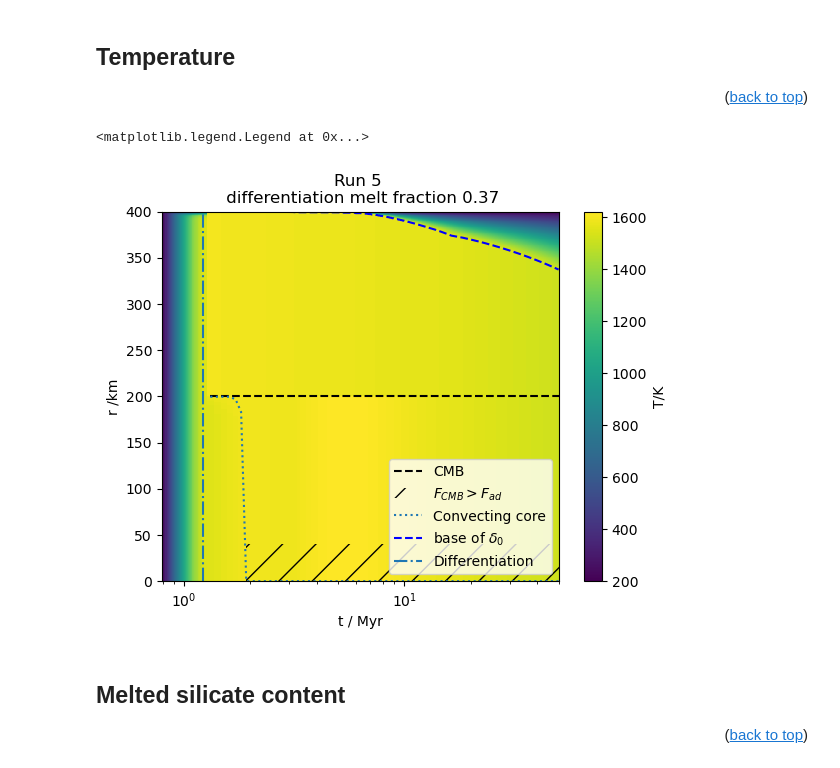
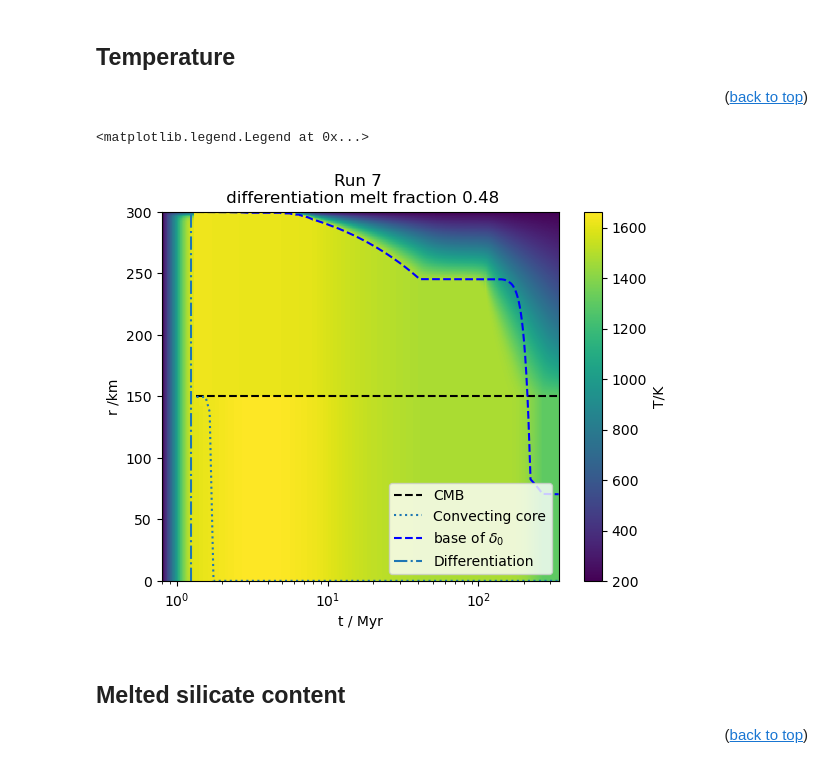
Before and after one commit to Hannah-RS/planetesimal-magnetic-history, a Jupyter notebook: Plotting_scripts/plot_combined.ipynb, the cells around one changed output. Saved outputs shown, nothing was run; the diff lists cells and outputs as text; code cells hidden in the pictures.

```diff
--- a/Plotting_scripts/plot_combined.ipynb
+++ b/Plotting_scripts/plot_combined.ipynb
@@ -33,7 +33,7 @@ from plotting_constants import Myr, Tml, Tms
 # %% [markdown]
 Choose run and whether you want to save figure
 # %%
-run=5
+run=7
 save = False # do you want to save your figures?
 conduction = False #does the mantle switch to conduction
 path = '../Results_combined/' #path to files
@@ -170,30 +170,31 @@ for ind in min_unstable:
 rc = r/2
 # %%
 plt.figure()
-plt.pcolormesh(t_plot_all,rplot,Tall,shading = 'nearest') # use same vmin and vmax as other plots to make them comparable
+#plt.pcolormesh(t_plot_all,rplot,Tall-Tall[300,:],shading = 'nearest',vmin=0) # use same vmin and vmax as other plots to make them comparable
+plt.pcolormesh(t_plot_all,rplot,Tall,shading = 'nearest')
 plt.hlines(rc/1e3,min(t/Myr),max(tall/Myr),linestyle='--',color='black',label='CMB')
-plt.fill_betweenx([0,rc/5e3],t[np.where(Fcmb>Fad)[0]][0]/Myr,t[np.where(Fcmb>Fad)[0]][-1]/Myr,alpha=0,hatch='/',label='$F_{CMB}>F_{ad}$')
+#plt.fill_betweenx([0,rc/5e3],t[np.where(Fcmb>Fad)[0]][0]/Myr,t[np.where(Fcmb>Fad)[0]][-1]/Myr,alpha=0,hatch='/',label='$F_{CMB}>F_{ad}$')
 plt.plot(t/Myr,r_unstable,linestyle='dotted',label='Convecting core')
 if conduction == True:
     plt.plot(t[t/Myr<=cond_t]/Myr,(r-d0[t/Myr<=cond_t])/1e3,linestyle='dashed',label='base of $\delta_0$',color='blue')
     plt.vlines(t[t/Myr<=cond_t][-1]/Myr,r/1e3,rc/1e3,linestyle='dotted',label='conductive mantle',color='red')
 else:
     plt.plot(t/Myr,(r-d0)/1e3,linestyle='dashed',label='base of $\delta_0$',color='blue')
 plt.ylabel('r /km')
 plt.xlabel('t / Myr')
 #plt.ylim([(r-10000)/1e3,r/1e3])
-#plt.xlim([0.8,20])
-plt.ylim([0,r/1e3])
+#plt.xlim([0.8,1.1])
+#plt.ylim([290,r/1e3])
 plt.vlines(tdiff[-1]/Myr,0,r/1e3,linestyle='-.',label='Differentiation')
 plt.colorbar(label='T/K')
 plt.title(f'Run {run} \n differentiation melt fraction {(diff_T-1400)/400:.2f}')
 plt.xscale('log')
 plt.legend(loc='lower right')
 #if save == True:
 #plt.savefig(f'../Plots/Xs_r_tests/Tall_run{run}.png')
 # %% [output]
 <matplotlib.legend.Legend at 0x...>
-[figure, old version]
+[figure, new version]
 # %% [markdown]
 ## Melted silicate content <a class="anchor" id="silicate"></a>
 <p align="right">(<a href="#top">back to top</a>)</p>
```
Also changed, not shown: parts of 18 cells of this notebook, 10 other files.
